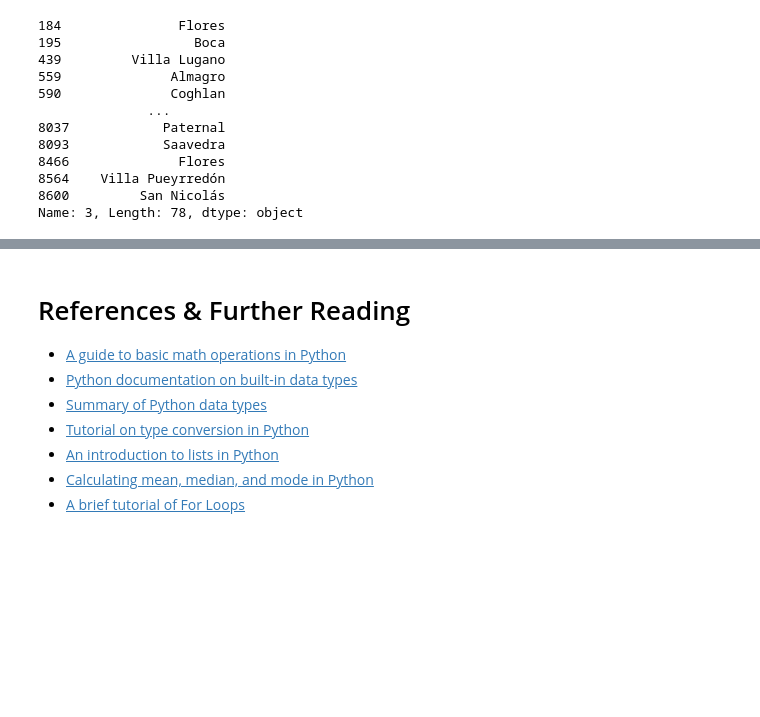
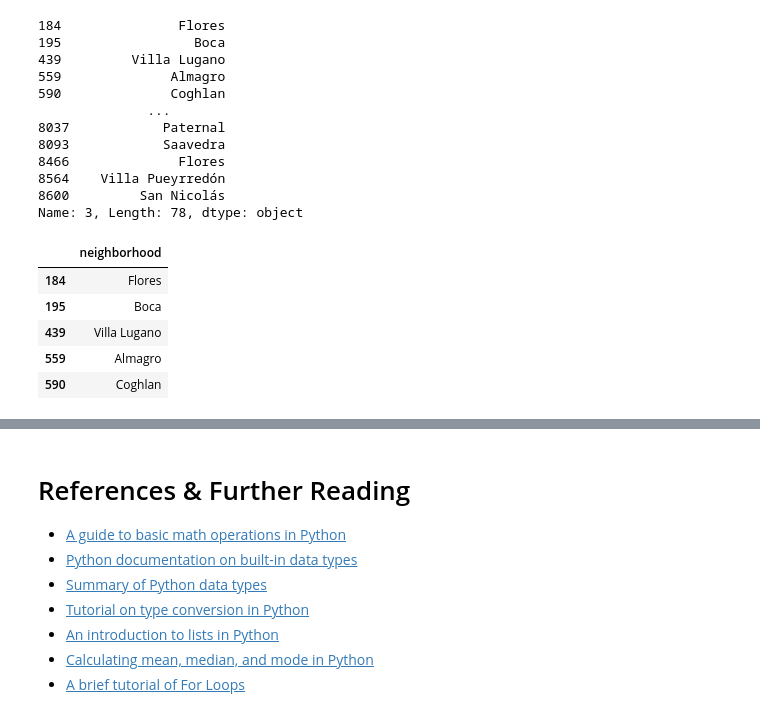
Before and after one commit to HXCLogic/Machine-Learning-382, a Jupyter notebook: lab-103-data-preparation/lab_103-data-preparation.ipynb, the cells around one changed output, grey strips where cells are left out. Saved outputs shown, nothing was run; the diff lists cells and outputs as text; code cells hidden in the pictures; blank space fills up the shorter version.

```diff
--- a/lab-103-data-preparation/lab_103-data-preparation.ipynb
+++ b/lab-103-data-preparation/lab_103-data-preparation.ipynb
@@ -563,8 +585,16 @@ Name: 3, Length: 78, dtype: object
 # %%
 # Get place name
 df5 = pd.DataFrame(
     df3["place_with_parent_names"].str.split("|", expand=True)[3]
 ).set_axis(['neighborhood'], axis=1)
+df5.head()
+# %% [output]
+|  | neighborhood |
+| 184 | Flores |
+| 195 | Boca |
+| 439 | Villa Lugano |
+| 559 | Almagro |
+| 590 | Coghlan |
 # %%
 df2.select_dtypes('object').value_counts()
 # %% [output]
```
Also changed, not shown: parts of 9 cells of this notebook.
